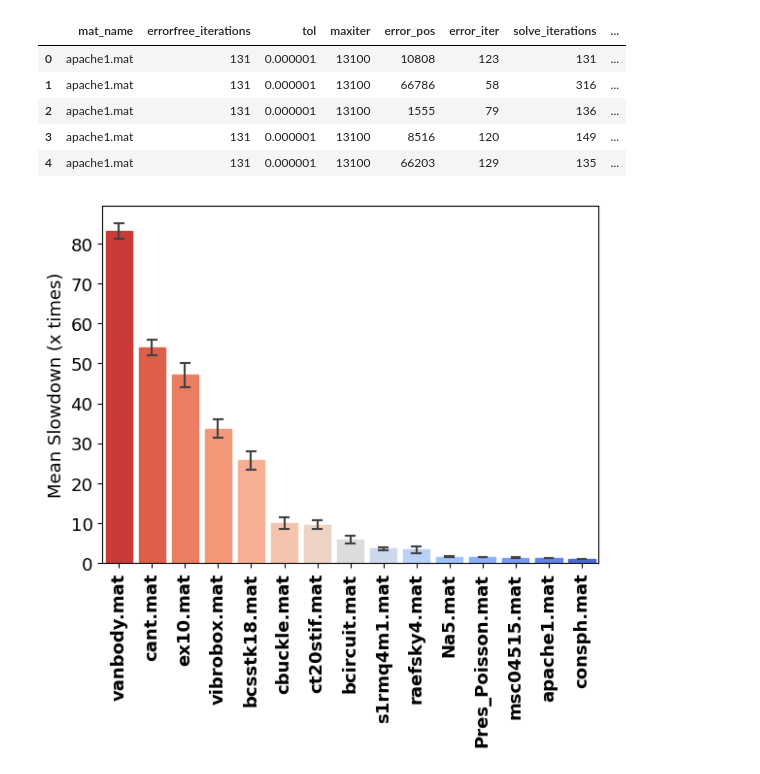
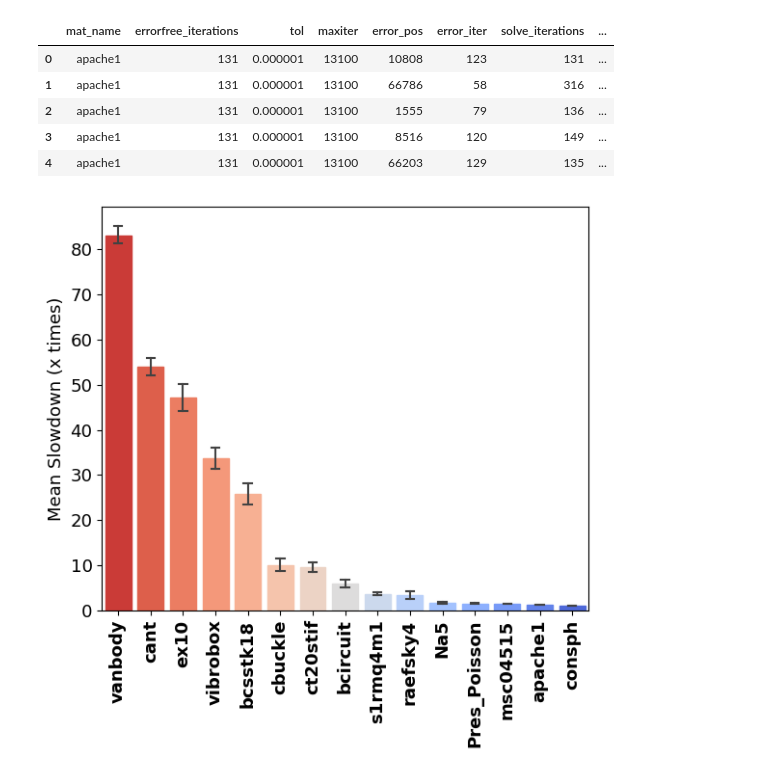
Before and after one commit to DanielRJohnson/Dynamic-Selective-Protection, a Jupyter notebook: analyses/matrix_stats.ipynb, the cells around one changed output. Drawn from its saved outputs; the diff is of its cells as text; code cells hidden in the pictures.

```diff
--- a/analyses/matrix_stats.ipynb
+++ b/analyses/matrix_stats.ipynb
@@ -30,37 +30,39 @@ for name in names:
     df_single = pd.read_csv(f"data/{name}_{TESTING_DATA_SIZE}.csv")
     df_combined = pd.concat([df_combined, df_single])
 
+df_combined["mat_name"] = df_combined["mat_name"].apply(lambda n: n[:-4])
+
 df_combined.head()
 # %% [output]
 |  | mat_name | errorfree_iterations | tol | maxiter | error_pos | error_iter | solve_iterations | ... |
-| 0 | apache1.mat | 131 | 0.000001 | 13100 | 10808 | 123 | 131 | ... |
-| 1 | apache1.mat | 131 | 0.000001 | 13100 | 66786 | 58 | 316 | ... |
-| 2 | apache1.mat | 131 | 0.000001 | 13100 | 1555 | 79 | 136 | ... |
-| 3 | apache1.mat | 131 | 0.000001 | 13100 | 8516 | 120 | 149 | ... |
-| 4 | apache1.mat | 131 | 0.000001 | 13100 | 66203 | 129 | 135 | ... |
+| 0 | apache1 | 131 | 0.000001 | 13100 | 10808 | 123 | 131 | ... |
+| 1 | apache1 | 131 | 0.000001 | 13100 | 66786 | 58 | 316 | ... |
+| 2 | apache1 | 131 | 0.000001 | 13100 | 1555 | 79 | 136 | ... |
+| 3 | apache1 | 131 | 0.000001 | 13100 | 8516 | 120 | 149 | ... |
+| 4 | apache1 | 131 | 0.000001 | 13100 | 66203 | 129 | 135 | ... |
 # %%
 df_slowdowns = df_combined[["mat_name", "slowdown"]].groupby(
     "mat_name", group_keys=False).apply(lambda x: x).reset_index(level=0, drop=True)
 colors = sns.color_palette("coolwarm", n_colors=len(names))
 order = df_slowdowns.groupby("mat_name").mean().sort_values("slowdown", ascending=False).index
 
 hist = sns.barplot(df_slowdowns, x="mat_name", y="slowdown", hue="mat_name", palette=colors, order=order,
                    capsize=0.25, err_kws={"linewidth": 1.5}, width=0.8)
 for i, p in enumerate(sorted([p for p in hist.patches if p.get_height() > 0], key=lambda p: p.get_height())):
     p.set_color(colors[i])
 
 plt.xticks(ticks=range(len(order)), labels=order, rotation=90, weight="bold")
 plt.xlabel("")
 plt.ylabel("Mean Slowdown (x times)")
-plt.tight_layout()
 
-plt.gcf().set_size_inches(6, 7)
+plt.gcf().set_size_inches(6, 6)
 plt.gcf().set_dpi(100)
 
+plt.tight_layout()
 plt.savefig("./figures/mean_slowdowns_by_matrix")
 plt.show()
 # %% [output]
-[figure, old version]
+[figure, new version]
 # %%
 df_iters = df_combined[["mat_name", "errorfree_iterations", "solve_iterations"]].groupby(
     "mat_name", group_keys=False).apply(lambda x: x).reset_index(level=0, drop=True)
```
Also changed, not shown: parts of 2 cells of this notebook, 6 other files.
